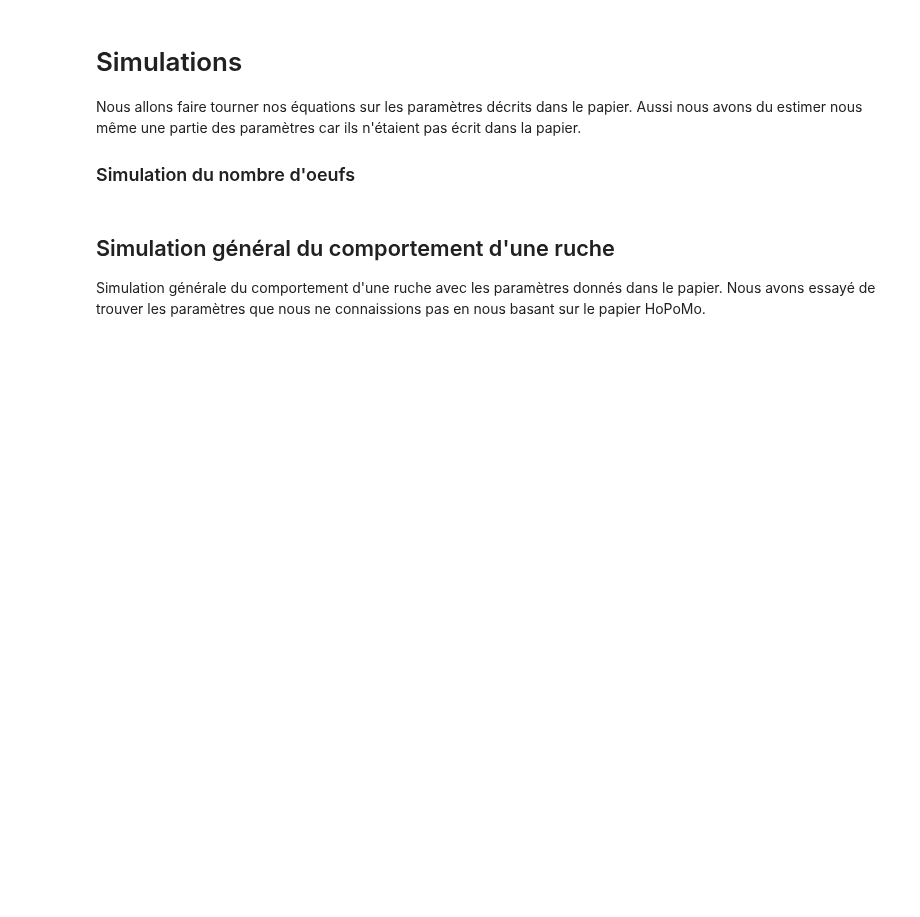
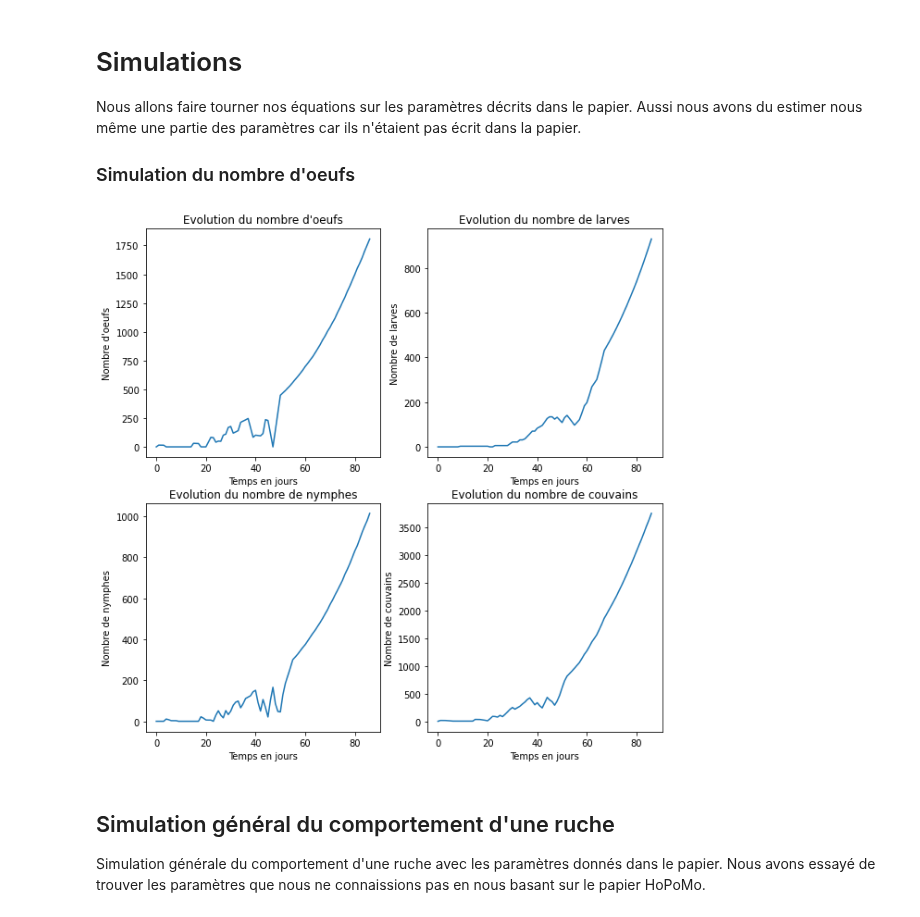
Before and after one commit to SylvJalb/beenamics, a Jupyter notebook: notebook_simulation_ruche.ipynb, the cells around one changed output. Saved outputs shown, nothing was run; the diff lists cells and outputs as text; code cells hidden in the pictures; blank space fills up the shorter version.

Commit message:
prediction sur 5 jour -> v1.0

```diff
--- a/notebook_simulation_ruche.ipynb
+++ b/notebook_simulation_ruche.ipynb
@@ -43,27 +51,22 @@ def day_num_to_date(day_num):
 # %%
-# lecture des données météo
-
-# Lecture du fichier CSV
-meteo_data = pd.read_csv("meteo_Gelos_2020.csv", index_col="date")
-
-# savoir le nombre de jour dans l'année
-nbr_of_day_in_year = (datetime.date(year, 12, 31) - datetime.date(year, 1, 1)).days + 1
+# Lecture du fichier CSV contenant les données météo
+meteo_data = pd.read_csv("meteoGelos"+str(year)+".csv", index_col="date")
 
 # TEMP = température moyenne dans la journée (en °C)
-TEMP = np.zeros(nbr_of_day_in_year)
+TEMP = np.zeros(today_number + nbr_day_predict)
 # INDEX_rain = pourcentage d'heure où il n'a pas plue lorsqu'il faisait jour
-INDEX_rain = np.zeros(nbr_of_day_in_year)
+INDEX_rain = np.zeros(today_number + nbr_day_predict)
 # INDEX_wind = pourcentage d'heure où le vent était propice pour voler, lorsqu'il faisait jour
-INDEX_wind = np.zeros(nbr_of_day_in_year)
+INDEX_wind = np.zeros(today_number + nbr_day_predict)
 # INDEX_humidity = pourcentage d'heure où l'humidité était propice pour le nectar, lorsqu'il faisait jour
-INDEX_humidity = np.zeros(nbr_of_day_in_year)
+INDEX_humidity = np.zeros(today_number + nbr_day_predict)
 
 # tableaux qui contieneront les heures de levé et de couché du soleil chaque jour
-SUNRISE = np.arange(nbr_of_day_in_year).astype(datetime.time)
-SUNSET = np.arange(nbr_of_day_in_year).astype(datetime.time)
+SUNRISE = np.arange(today_number + nbr_day_predict).astype(datetime.time)
+SUNSET = np.arange(today_number + nbr_day_predict).astype(datetime.time)
 
 # parcour des jours de l'année
-for num_day in range(1, nbr_of_day_in_year + 1):
+for num_day in range(1, today_number + 1):
     # On récupère l'heure de levé et de couché du soleil dans s["sunrise"] et s["sunset"] à Pau à la date courante
     city = LocationInfo("Pau", "France", "Europe/Paris", 43.2951, -0.370797)
     s = sun(city.observer, date=datetime.datetime.strptime(str(day_num_to_date(num_day)), "%Y-%m-%d"), tzinfo=city.timezone)
@@ -538,34 +612,36 @@ reset_cache()
 
 fig, ax = plt.subplots(nrows=2, ncols=2, figsize=(10, 10))
 
 
 a, b, c, d = [], [], [], []
 
-time = np.arange(366)
+time = np.arange(today_number + nbr_day_predict)
 
 for t in time:
     a.append(CELLSeggs(t))
     b.append(CELLSlarvae(t))
     c.append(CELLSpupae(t))
     d.append(CELLSbrood(t))
 
 ax[0,0].plot(a)
 ax[0,0].set_title("Evolution du nombre d'oeufs")
 ax[0,0].set_xlabel("Temps en jours")
 ax[0,0].set_ylabel("Nombre d'oeufs")
 ax[1,0].plot(b)
 ax[1,0].set_title("Evolution du nombre de nymphes")
 ax[1,0].set_xlabel("Temps en jours")
 ax[1,0].set_ylabel("Nombre de nymphes")
 ax[0,1].plot(c)
 ax[0,1].set_title("Evolution du nombre de larves")
 ax[0,1].set_xlabel("Temps en jours")
 ax[0,1].set_ylabel("Nombre de larves")
 ax[1,1].plot(d)
 ax[1,1].set_title("Evolution du nombre de couvains")
 ax[1,1].set_xlabel("Temps en jours")
 ax[1,1].set_ylabel("Nombre de couvains")
 plt.show()
+# %% [output]
+[figure, added]
 # %%
 from tqdm import tqdm
 
```
Also changed, not shown: parts of 6 cells of this notebook, 3 other files.
